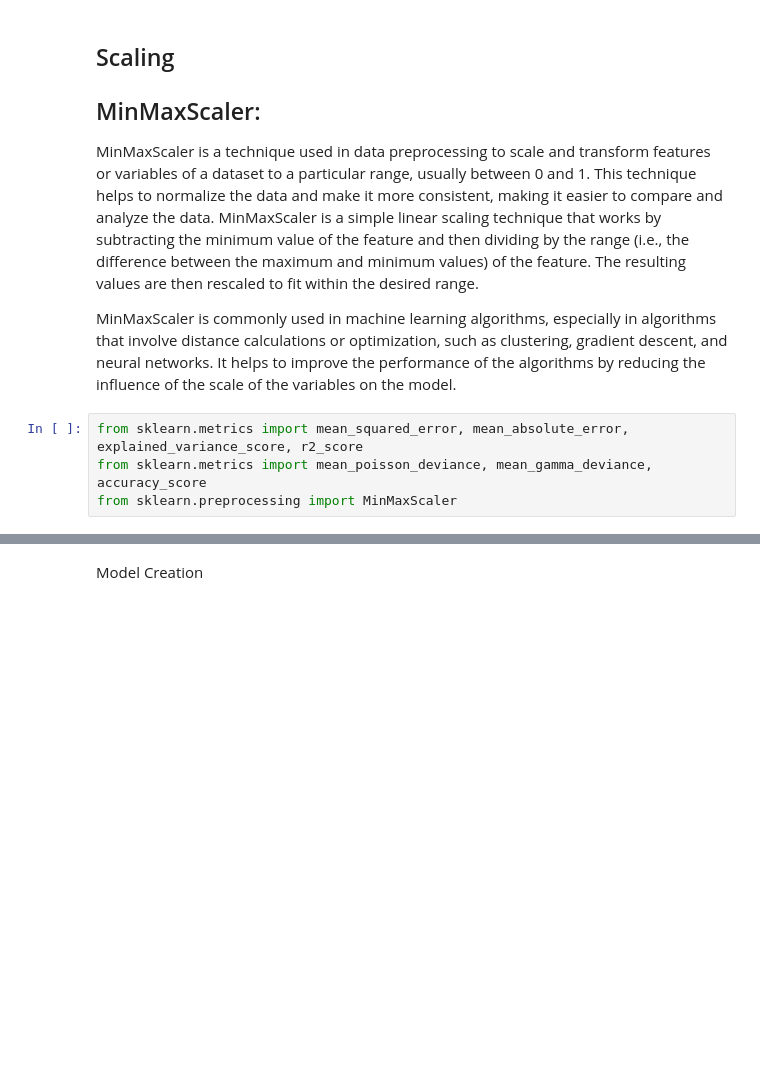
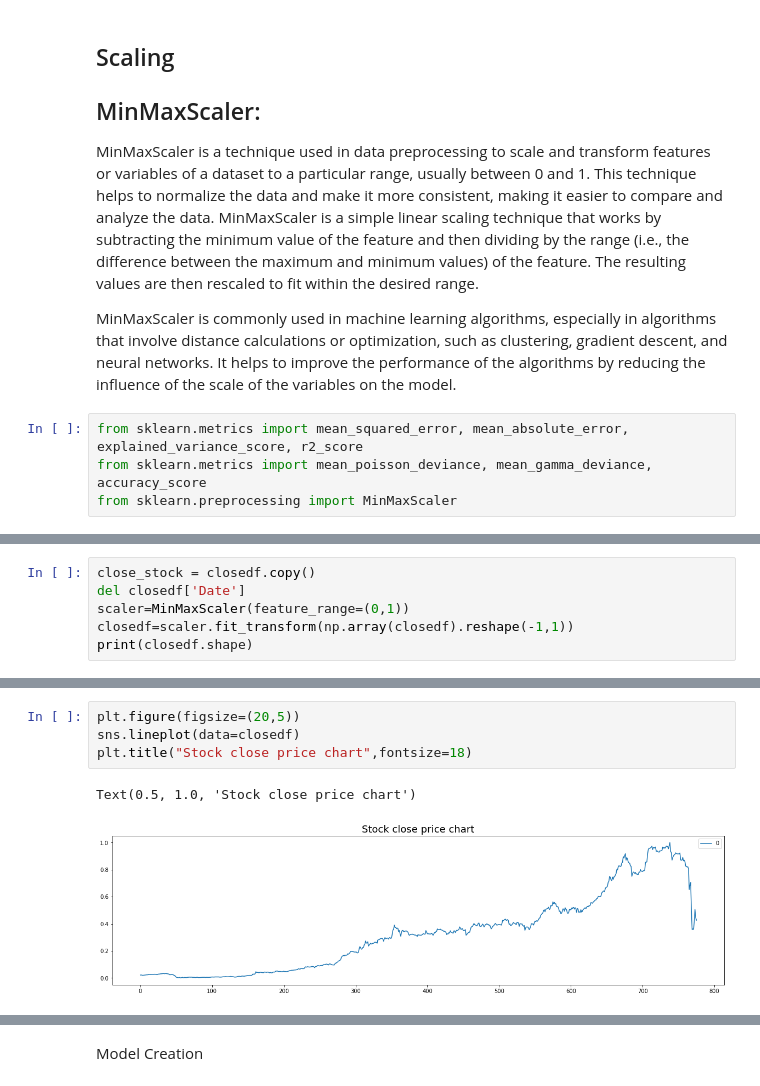
Before and after one commit to Sachinsatya/Adani_Ent_stock_price_prediction_usingML, a Jupyter notebook: Adani_Ent_stock_price_prediction.ipynb, the cells around one changed output, grey strips where cells are left out. Saved outputs shown, nothing was run; the diff lists cells and outputs as text; blank space fills up the shorter version.

```diff
--- a/Adani_Ent_stock_price_prediction.ipynb
+++ b/Adani_Ent_stock_price_prediction.ipynb
@@ -348,0 +359,6 @@ from sklearn.preprocessing import MinMaxScaler
+# %%
+close_stock = closedf.copy()
+del closedf['Date']
+scaler=MinMaxScaler(feature_range=(0,1))
+closedf=scaler.fit_transform(np.array(closedf).reshape(-1,1))
+print(closedf.shape)
@@ -348,0 +497,7 @@ from sklearn.preprocessing import MinMaxScaler
+# %%
+plt.figure(figsize=(20,5))
+sns.lineplot(data=closedf)
+plt.title("Stock close price chart",fontsize=18)
+# %% [output]
+Text(0.5, 1.0, 'Stock close price chart')
+[figure, added]
```
Also changed, not shown: parts of 15 cells of this notebook.
